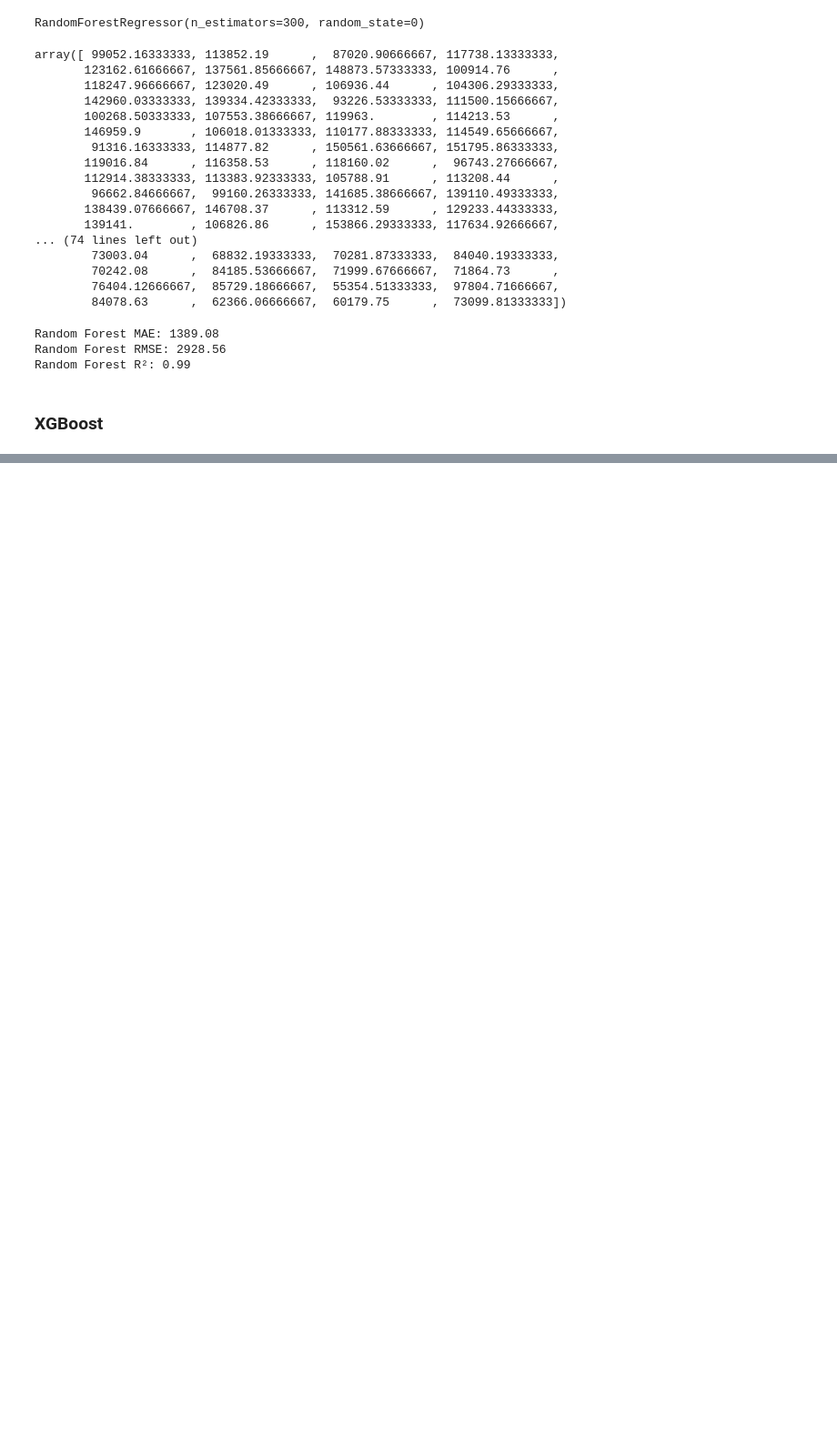
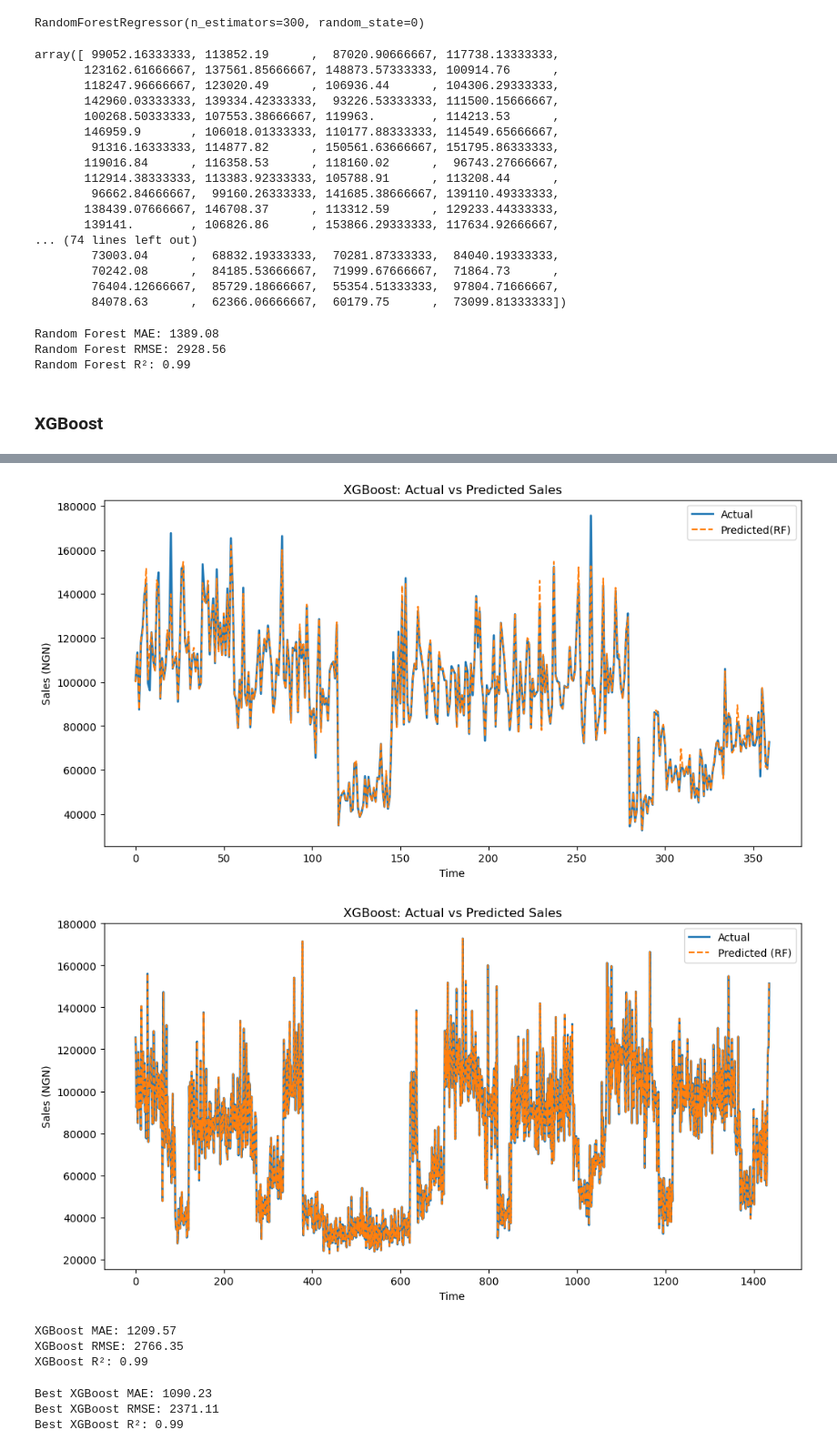
Before and after one commit to Olamilekanvic/Pizza-Sales-Prediction, a Jupyter notebook: daily_pizza_sales_prediction.ipynb, the cells around one changed output, grey strips where cells are left out. Shown at 91% size. Cells and saved outputs as stored; diff of their text form; code cells hidden in the pictures; blank space fills up the shorter version.

Commit message:
Build model pipeline

```diff
--- a/daily_pizza_sales_prediction.ipynb
+++ b/daily_pizza_sales_prediction.ipynb
@@ -868,3 +868,9 @@ Random Forest RMSE: 2928.56
 Random Forest R²: 0.99
 # %% [markdown]
 ### XGBoost
+# %%
+# Fitting the XGBoost Regression Model into the Dataset using the redudced feature set
+from xgboost import XGBRegressor
+
+xgb_regressor = XGBRegressor(n_estimators=300, learning_rate=0.1, max_depth=6, random_state=0)
+xgb_regressor.fit(X_train_reduced, y_train)
@@ -870,0 +889,2 @@ Random Forest R²: 0.99
+# %%
+xgb_y_pred = xgb_regressor.predict(X_test_reduced)
@@ -870,0 +911,43 @@ Random Forest R²: 0.99
+# %%
+# Visualizing the XGBoost Predictions on Test Set
+plt.figure(figsize=(12, 6))
+plt.plot(y_test.values, label='Actual', linewidth=2)
+plt.plot(xgb_y_pred, label='Predicted(RF)', linestyle='--')
+plt.title('XGBoost: Actual vs Predicted Sales')
+plt.xlabel('Time')
+plt.ylabel('Sales (NGN)')
+plt.legend()
+plt.show()
+
+
+
+ # Visualizing the XGBoost Predictions on Train Set
+import matplotlib.pyplot as plt
+
+plt.figure(figsize=(12, 6))
+plt.plot(y_train.values, label='Actual', linewidth=2)
+plt.plot(xgb_regressor.predict(X_train_reduced), label='Predicted (RF)', linestyle='--')
+plt.title('XGBoost: Actual vs Predicted Sales')
+plt.xlabel('Time')
+plt.ylabel('Sales (NGN)')
+plt.legend()
+plt.show()
+# %% [output]
+[figure, added]
+[figure, added]
+# %%
+# Evaluting XGBoost model performance
+from sklearn.metrics import mean_absolute_error, mean_squared_error, r2_score
+import numpy as np
+
+mae_xgb = mean_absolute_error(y_test, xgb_y_pred)
+rmse_xgb = np.sqrt(mean_squared_error(y_test, xgb_y_pred))
+r2_xgb = r2_score(y_test, xgb_y_pred)
+
+print(f"XGBoost MAE: {mae_xgb:.2f}")
+print(f"XGBoost RMSE: {rmse_xgb:.2f}")
+print(f"XGBoost R²: {r2_xgb:.2f}")
+# %% [output]
+XGBoost MAE: 1209.57
+XGBoost RMSE: 2766.35
+XGBoost R²: 0.99
@@ -870,0 +972,16 @@ Random Forest R²: 0.99
+# %%
+# Evaluate the best model
+y_pred_best = best_model.predict(X_test_reduced)
+
+from sklearn.metrics import mean_absolute_error, mean_squared_error, r2_score
+mae_best = mean_absolute_error(y_test, y_pred_best)
+rmse_best = np.sqrt(mean_squared_error(y_test, y_pred_best))
+r2_best = r2_score(y_test, y_pred_best)
+
+print(f"Best XGBoost MAE: {mae_best:.2f}")
+print(f"Best XGBoost RMSE: {rmse_best:.2f}")
+print(f"Best XGBoost R²: {r2_best:.2f}")
+# %% [output]
+Best XGBoost MAE: 1090.23
+Best XGBoost RMSE: 2371.11
+Best XGBoost R²: 0.99
```
Also changed, not shown: parts of 8 cells of this notebook, 1 other file.
